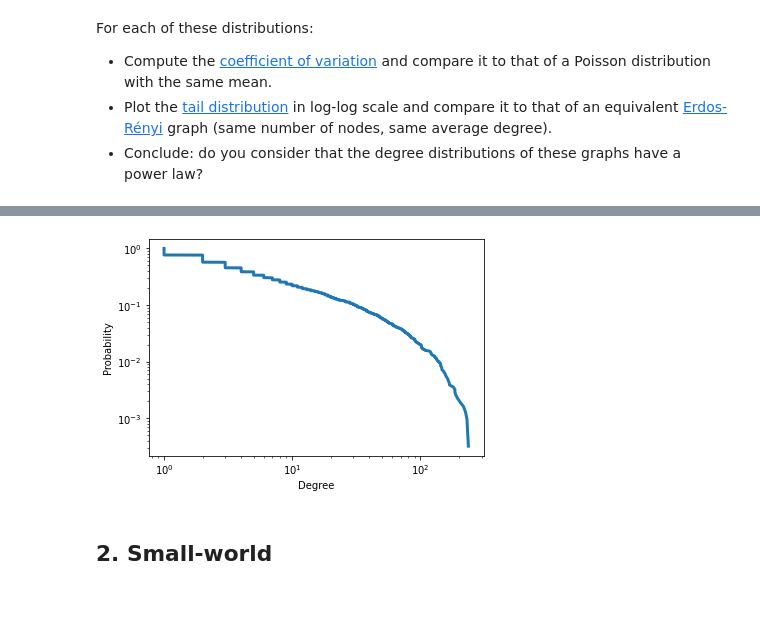
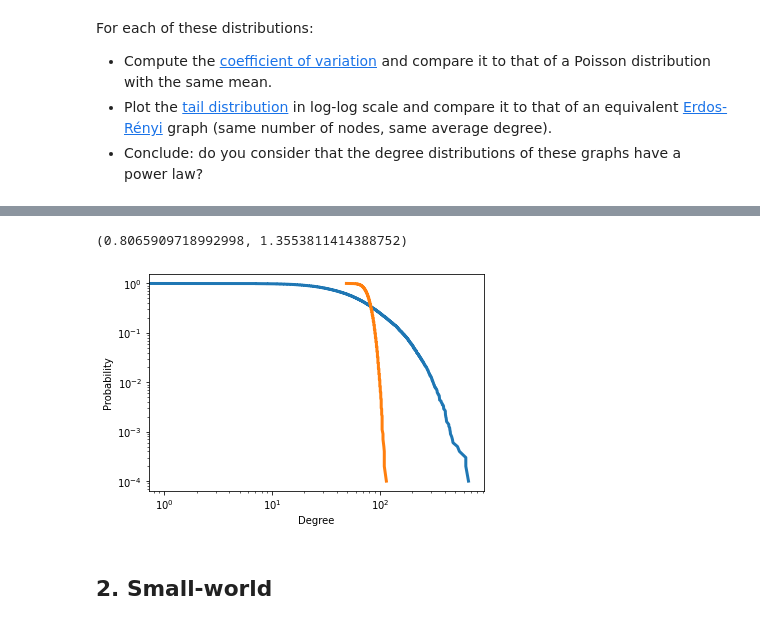
Before and after one commit to Bourhano/TelecomParis, a Jupyter notebook: GraphMining/0x02-graphStructure/lab2-structure.ipynb, the cells around one changed output, grey strips where cells are left out. Saved outputs shown, nothing was run; the diff lists cells and outputs as text; code cells hidden in the pictures.

Commit message:
finish graph structure lab, answer all questions

```diff
--- a/GraphMining/0x02-graphStructure/lab2-structure.ipynb
+++ b/GraphMining/0x02-graphStructure/lab2-structure.ipynb
@@ -67,2 +66,4 @@ For each of these distributions:
+# %%
+adjacency = wikivitals.adjacency
 # %%
 n = adjacency.shape[0]
@@ -70,10 +90,23 @@ degrees = adjacency.dot(np.ones(n))
+# %%
+# coefficient of variation
+cv_out = np.std(degrees) / np.mean(degrees)
+cv_in = np.std(in_degrees) / np.mean(in_degrees)
+
+cv_out, cv_in
+# %% [output]
+(0.8065909718992998, 1.3553811414388752)
+# %%
+adjacency_random = erdos_renyi(n, np.mean(degrees) / (n-1))
+# %%
+degrees_random = adjacency_random.dot(np.ones(n))
 # %%
 plt.loglog(np.sort(degrees), 1 - np.arange(n) / n, lw = 3)
+plt.loglog(np.sort(degrees_random), 1 - np.arange(n) / n, lw = 3)
 plt.xlabel('Degree')
 plt.ylabel('Probability')
 plt.show()
 # %% [output]
-[figure, old version]
+[figure, new version]
 # %% [markdown]
 ## 2. Small-world
 # %% [markdown]
```
Also changed, not shown: parts of 50 cells of this notebook.
